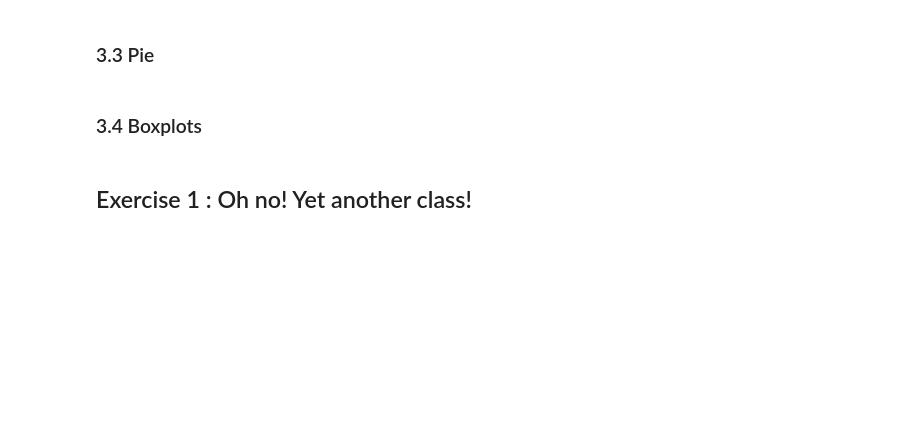
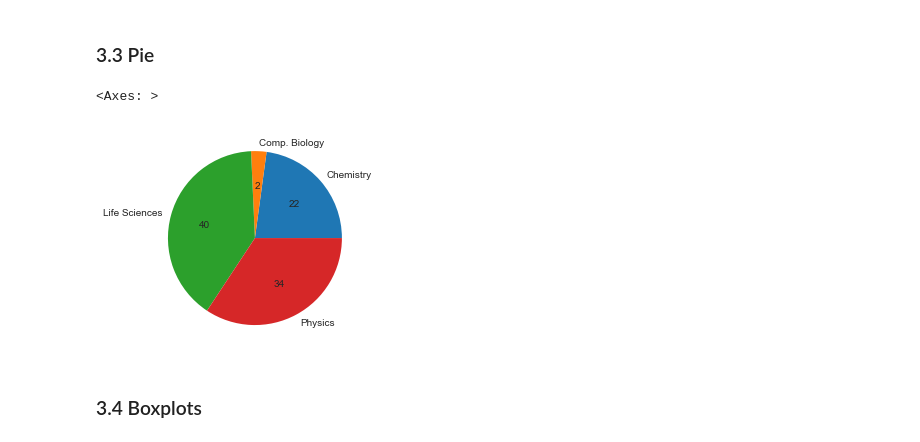
Before and after one commit to SPS-SP2273/learning-portfolio-yimqiy, a Jupyter notebook: pandas/pandas_(good).ipynb, the cells around one changed output. Drawn from its saved outputs; the diff is of its cells as text; code cells hidden in the pictures; blank space fills up the shorter version.

```diff
--- a/pandas/pandas_(good).ipynb
+++ b/pandas/pandas_(good).ipynb
@@ -60,2 +279,7 @@ df_class.info()
+# %%
+df_combined.groupby('Major').size().plot.pie(autopct="%d")
+# %% [output]
+<Axes: >
+[figure, added]
 # %% [markdown]
 ### 3.4 Boxplots
@@ -65,2 +285,0 @@ df_class.info()
-# %% [markdown]
-## Exercise 1 :  Oh no! Yet another class!
```
Also changed, not shown: parts of 34 cells of this notebook, 1 other file.
